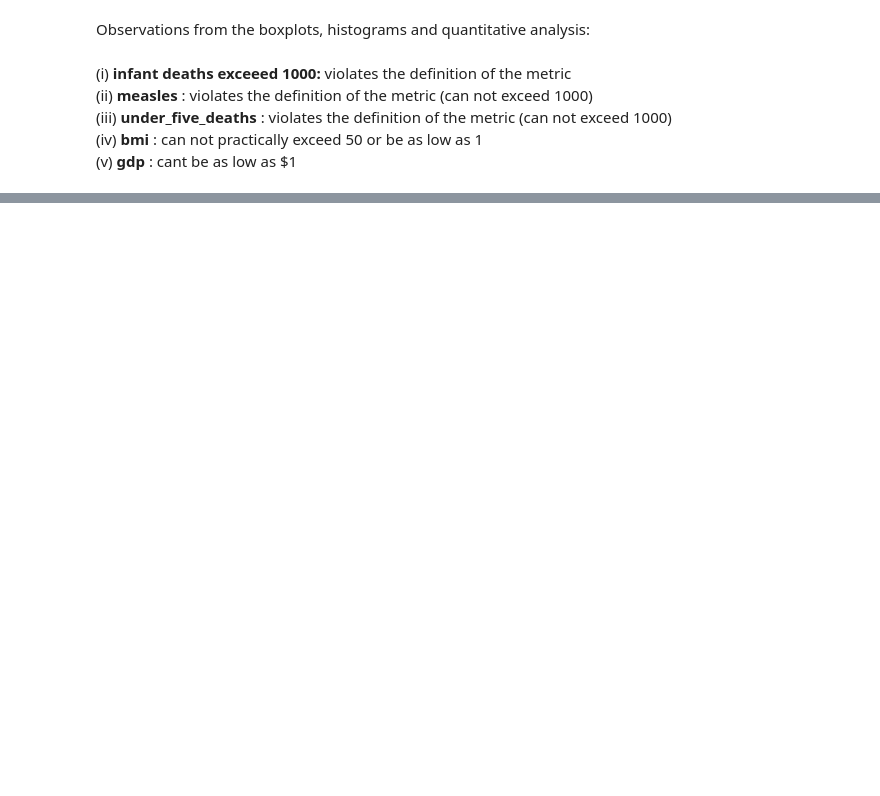
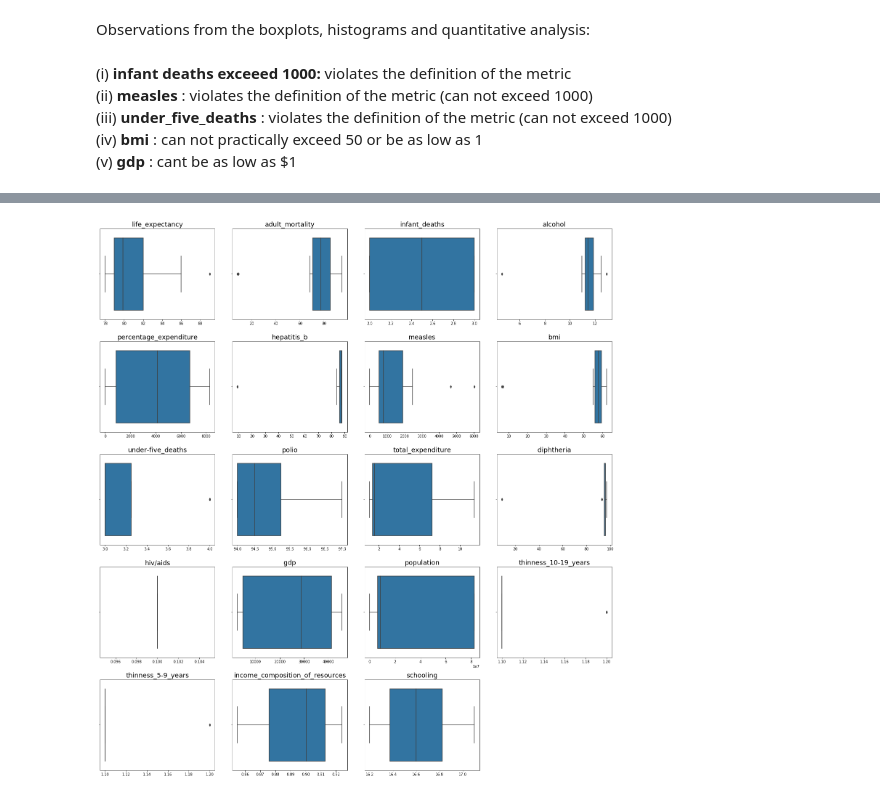
Before and after one commit to mihirm05/Gaussian-Process, a Jupyter notebook: src/DataPreprocessing.ipynb, the cells around one changed output, grey strips where cells are left out. Cells and saved outputs as stored; diff of their text form; code cells hidden in the pictures; blank space fills up the shorter version.

Commit message:
country specific data analysis

```diff
--- a/src/DataPreprocessing.ipynb
+++ b/src/DataPreprocessing.ipynb
@@ -149,0 +166,6 @@ Observations from the boxplots, histograms and quantitative analysis: <br>
+# %%
+country = 'Germany'
+df.rename(columns = {'country':'Country'}, inplace = True)
+country = countryDF('Germany',df)
+print(type(country))
+df.rename(columns = {'Country':'country'}, inplace = True)
@@ -149,0 +204,14 @@ Observations from the boxplots, histograms and quantitative analysis: <br>
+# %%
+# visualizing outliers via boxplot
+plt.figure(figsize=(20,60))
+
+for i, col in enumerate(num_cols):
+    plt.subplot(len(na_cols), 4, i+1)
+    sns.boxplot(country[col])
+    plt.title(f'{col}', fontsize=18)
+    plt.xlabel('')
+
+plt.tight_layout()
+plt.show()
+# %% [output]
+[figure, added]
```
Also changed, not shown: parts of 9 cells of this notebook.
